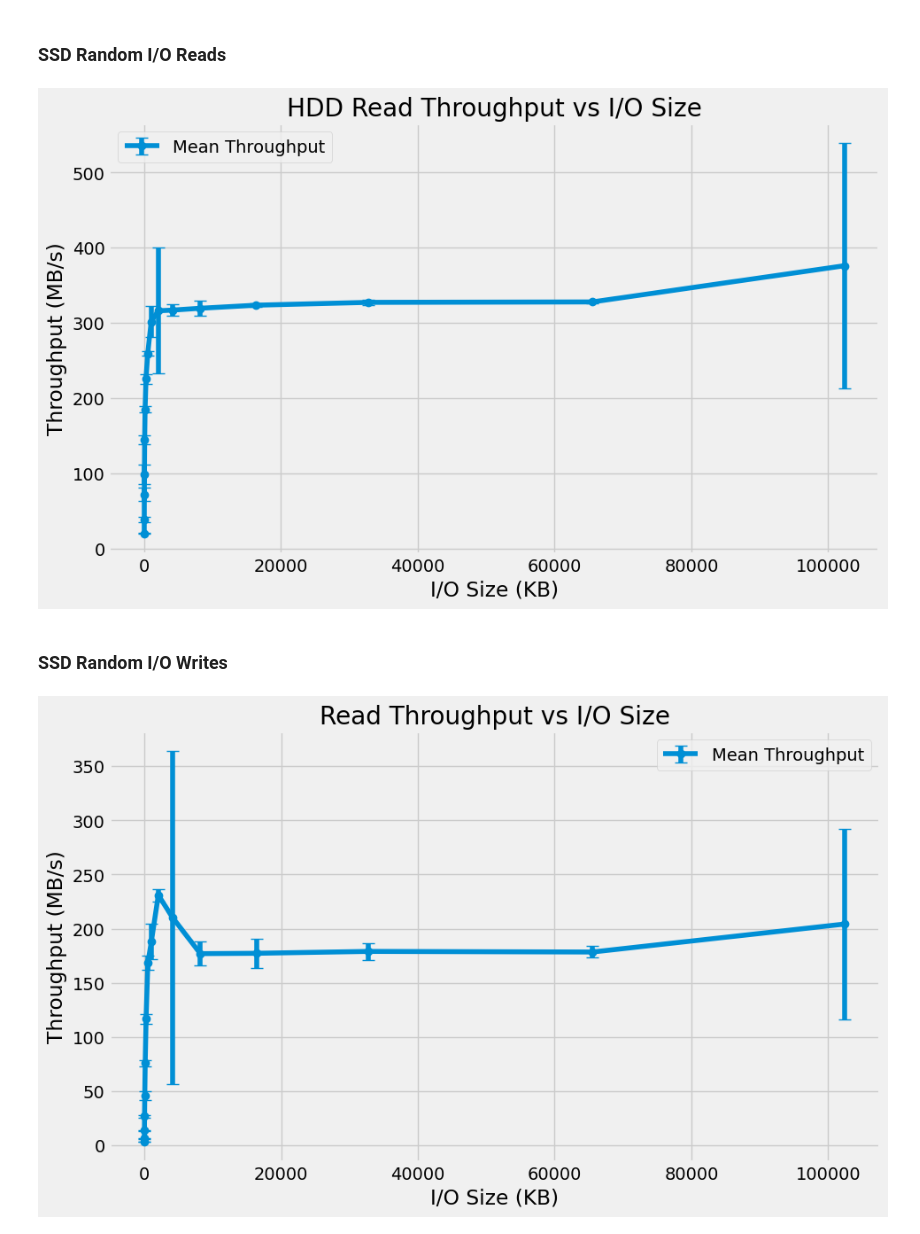
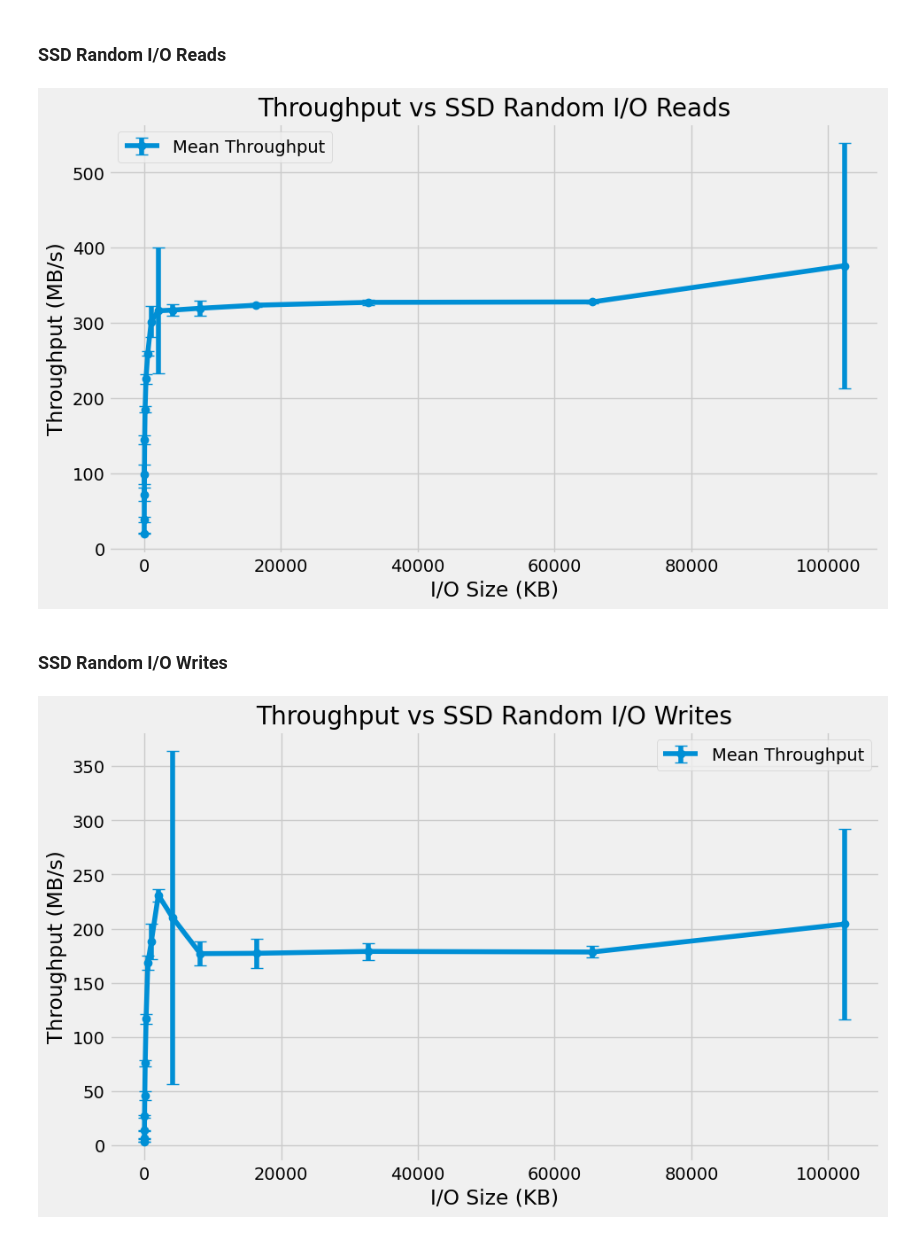
Before and after one commit to jasonyi-unc/disk-scheduler, a Jupyter notebook: src/plot_script.ipynb, the cells around one changed output. Saved outputs shown, nothing was run; the diff lists cells and outputs as text; code cells hidden in the pictures.

```diff
--- a/src/plot_script.ipynb
+++ b/src/plot_script.ipynb
@@ -288,23 +273,23 @@ stats = calculate_statistics(data)
 
 plot_throughput(
     stats,
-    title='HDD Read Throughput vs I/O Size',
+    title='Throughput vs SSD Random I/O Reads',
     x_label='I/O Size (KB)',
     y_label='Throughput (MB/s)',
 )
 # %% [output]
-[figure, old version]
+[figure, new version]
 # %% [markdown]
 ### SSD Random I/O Writes
 # %%
 data = extract_throughputs('../data/SSD/random/random_writes.txt')
 stats = calculate_statistics(data)
 
 plot_throughput(
     stats,
-    title='Read Throughput vs I/O Size',
+    title='Throughput vs SSD Random I/O Writes',
     x_label='I/O Size (KB)',
     y_label='Throughput (MB/s)',
 )
 # %% [output]
-[figure, old version]
+[figure, new version]
```
Also changed, not shown: parts of 15 cells of this notebook, 10 other files.
